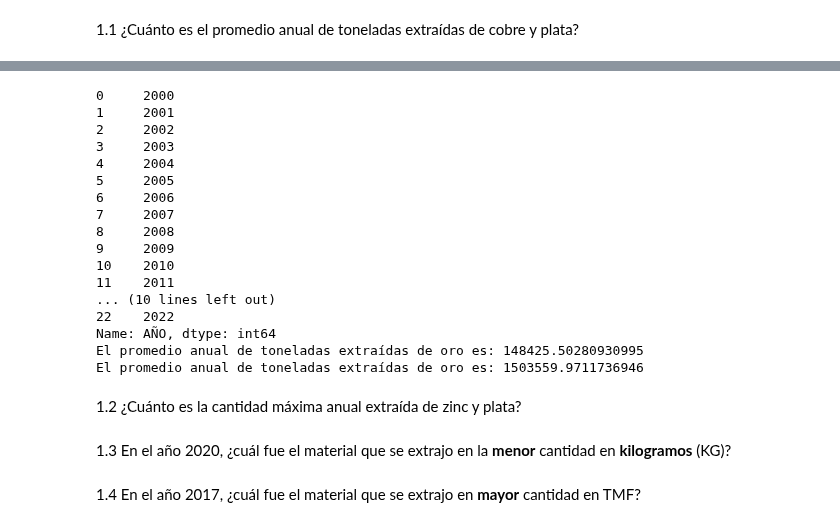
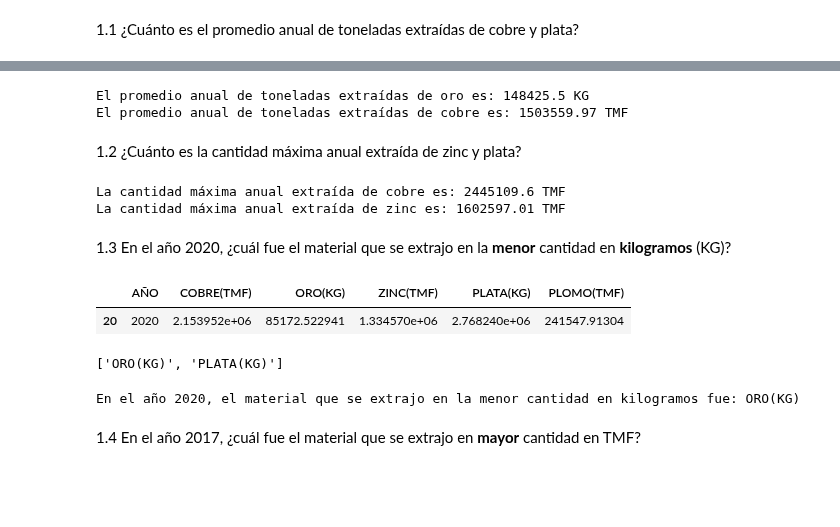
Before and after one commit to mpintoponce/python_utec, a Jupyter notebook: Modulo03:Visualizacion_de_Datos/02.Sesión_1_[Student_View].ipynb, the cells around one changed output, grey strips where cells are left out. Drawn from its saved outputs; the diff is of its cells as text; code cells hidden in the pictures; blank space fills up the shorter version.

```diff
--- a/Modulo03:Visualizacion_de_Datos/02.Sesión_1_[Student_View].ipynb
+++ b/Modulo03:Visualizacion_de_Datos/02.Sesión_1_[Student_View].ipynb
@@ -67,43 +80,54 @@ de cobre y plata?
 # %%
-# Lista los años del dataframe
-anhos_unicos = df['AÑO']
-print(anhos_unicos)
+# Calcula el promedio anual de toneladas extraídas de oro y cobre
+promedio_oro = round(df['ORO(KG)'].mean(),2)
+promedio_cobre =  round(df['COBRE(TMF)'].mean(),2)
 
-# Calcula el promedio anual de toneladas extraídas de oro y cobre
-promedio_oro = df['ORO(KG)'].mean()
-promedio_plata =  ### Completar
-
-print("El promedio anual de toneladas extraídas de oro es:", promedio_oro)
-print("El promedio anual de toneladas extraídas de plata es:", promedio_plata)
+print("El promedio anual de toneladas extraídas de oro es:", promedio_oro, "KG")
+print("El promedio anual de toneladas extraídas de cobre es:", promedio_cobre, "TMF")
 # %% [output]
-0     2000
-1     2001
-2     2002
-3     2003
-4     2004
-5     2005
-6     2006
-7     2007
-8     2008
-9     2009
-10    2010
-11    2011
-... (10 lines left out)
-22    2022
-Name: AÑO, dtype: int64
-El promedio anual de toneladas extraídas de oro es: 148425.50280930995
-El promedio anual de toneladas extraídas de oro es: 1503559.9711736946
+El promedio anual de toneladas extraídas de oro es: 148425.5 KG
+El promedio anual de toneladas extraídas de cobre es: 1503559.97 TMF
 # %% [markdown]
 1.2 ¿Cuánto es la cantidad máxima anual extraída de zinc y plata?
 # %%
 # Encontrar la cantidad máxima anual extraída de cobre y zinc
 
-maxima_cobre =  df['COBRE(TMF)'].max()
-maxima_zinc =  ### Completar
+maxima_cobre =  round(df['COBRE(TMF)'].max(),2)
+maxima_zinc =  round(df['ZINC(TMF)'].max(),2)
 
 print("La cantidad máxima anual extraída de cobre es:", maxima_cobre, "TMF")
 print("La cantidad máxima anual extraída de zinc es:", maxima_zinc, "TMF")
+# %% [output]
+La cantidad máxima anual extraída de cobre es: 2445109.6 TMF
+La cantidad máxima anual extraída de zinc es: 1602597.01 TMF
 # %% [markdown]
 1.3 En el año 2020, ¿cuál fue el material que se extrajo en la **menor** cantidad en **kilogramos** (KG)?
+# %%
+# Filtrar los datos para el año 2020
+datos_2020 = df[df['AÑO']== 2020]
+datos_2020
+# %% [output]
+|  | AÑO | COBRE(TMF) | ORO(KG) | ZINC(TMF) | PLATA(KG) | PLOMO(TMF) |
+| 20 | 2020 | 2.153952e+06 | 85172.522941 | 1.334570e+06 | 2.768240e+06 | 241547.91304 |
+# %%
+materiales_kg = ['ORO(KG)','PLATA(KG)']
+materiales_kg
+# %% [output]
+['ORO(KG)', 'PLATA(KG)']
+# %%
+# Se asume que la menor cantidad es el ORO para poder compararlo en el for
+
+material_menor_cantidad = materiales_kg[0]
+min_cantidad = datos_2020[material_menor_cantidad].iloc[0] # iloc[0] te permite sacar el elemento 0 (ORO)
+
+for material in materiales_kg:
+  cantidad = datos_2020[material].iloc[0]
+  if cantidad < min_cantidad:
+    material_menor_cantidad = material
+    min_cantidad = cantidad
+
+print("En el año 2020, el material que se extrajo en la menor cantidad en kilogramos fue:", material_menor_cantidad)
+# %% [output]
+En el año 2020, el material que se extrajo en la menor cantidad en kilogramos fue: ORO(KG)
 # %%
 # Filtrar los datos para el año 2020
```
Also changed, not shown: parts of 5 cells of this notebook.
